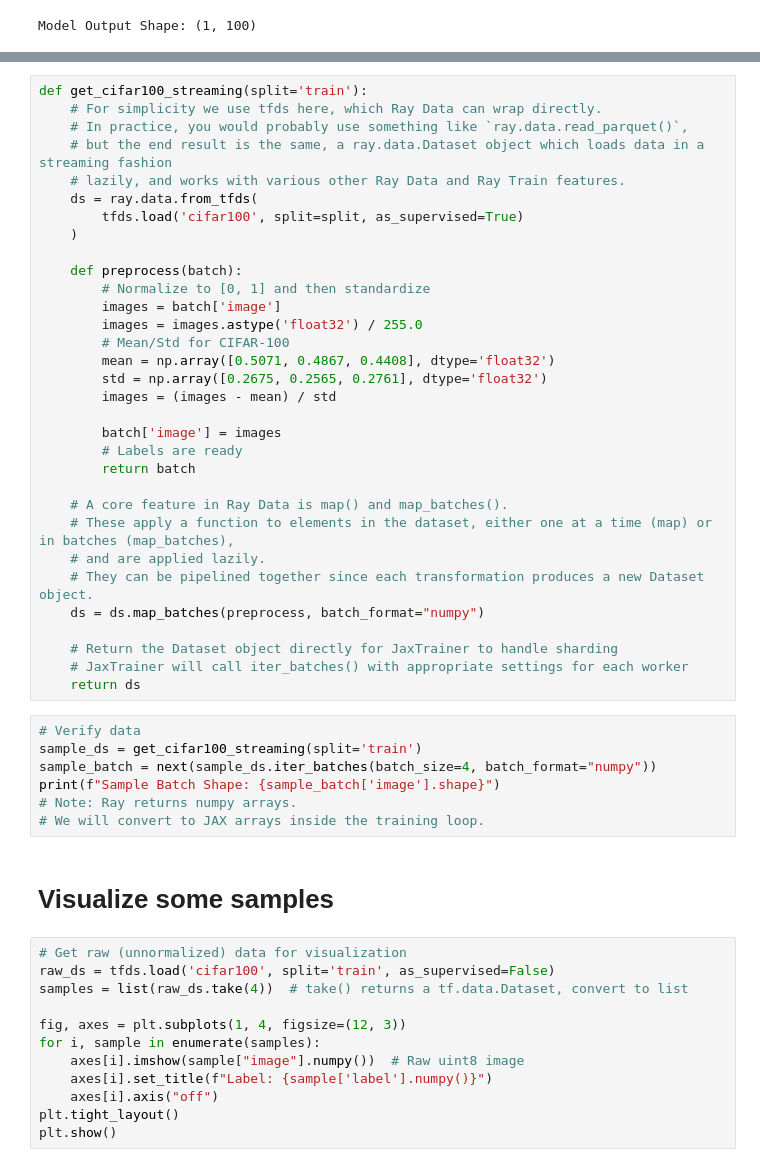
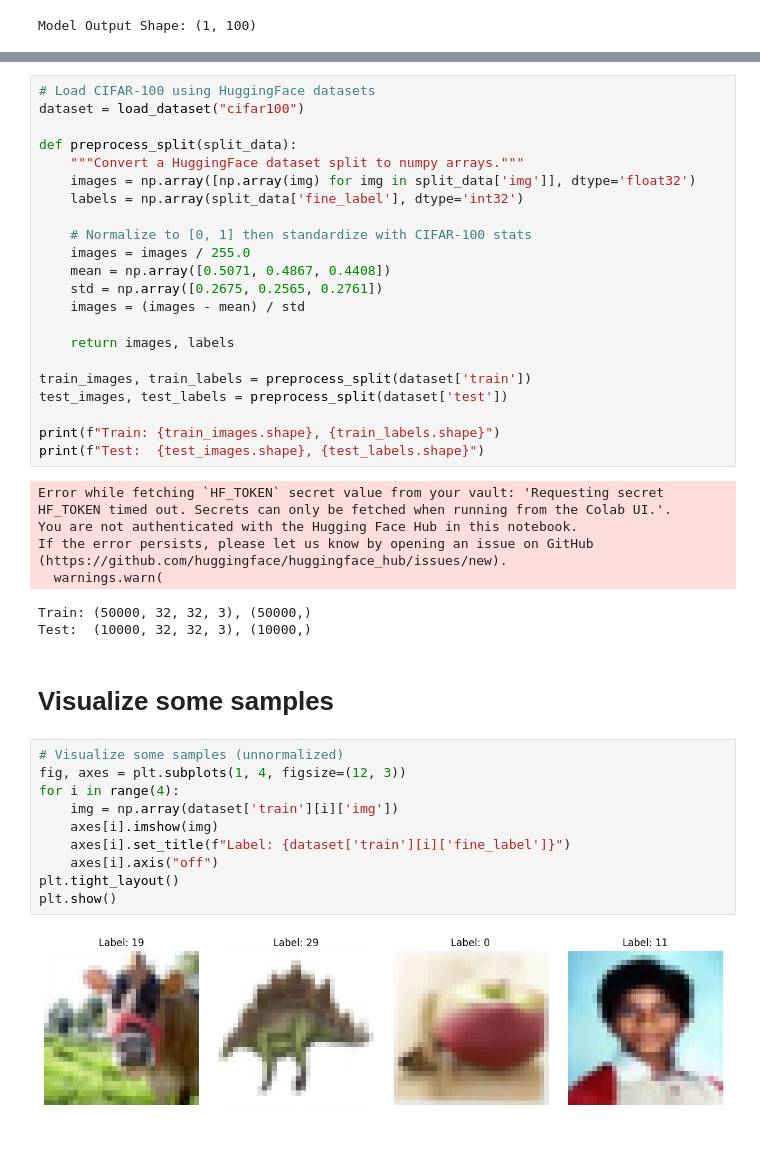
Before and after one commit to Lawrence-Godfrey/mhc-resnet-in-jax, a Jupyter notebook: mhc_notebook.ipynb, the cells around one changed output, grey strips where cells are left out. Saved outputs shown, nothing was run; the diff lists cells and outputs as text; blank space fills up the shorter version.

```diff
--- a/mhc_notebook.ipynb
+++ b/mhc_notebook.ipynb
@@ -155,54 +162,44 @@ We'll use Ray Data to load and preprocess the dataset. Ray Data provides a simpl
 # %%
-def get_cifar100_streaming(split='train'):
-    # For simplicity we use tfds here, which Ray Data can wrap directly.
-    # In practice, you would probably use something like `ray.data.read_parquet()`,
-    # but the end result is the same, a ray.data.Dataset object which loads data in a streaming fashion
-    # lazily, and works with various other Ray Data and Ray Train features.
-    ds = ray.data.from_tfds(
-        tfds.load('cifar100', split=split, as_supervised=True)
-    )
+# Load CIFAR-100 using HuggingFace datasets
+dataset = load_dataset("cifar100")
 
-    def preprocess(batch):
-        # Normalize to [0, 1] and then standardize
-        images = batch['image']
-        images = images.astype('float32') / 255.0
-        # Mean/Std for CIFAR-100
-        mean = np.array([0.5071, 0.4867, 0.4408], dtype='float32')
-        std = np.array([0.2675, 0.2565, 0.2761], dtype='float32')
-        images = (images - mean) / std
+def preprocess_split(split_data):
+    """Convert a HuggingFace dataset split to numpy arrays."""
+    images = np.array([np.array(img) for img in split_data['img']], dtype='float32')
+    labels = np.array(split_data['fine_label'], dtype='int32')
 
-        batch['image'] = images
-        # Labels are ready
-        return batch
+    # Normalize to [0, 1] then standardize with CIFAR-100 stats
+    images = images / 255.0
+    mean = np.array([0.5071, 0.4867, 0.4408])
+    std = np.array([0.2675, 0.2565, 0.2761])
+    images = (images - mean) / std
 
-    # A core feature in Ray Data is map() and map_batches().
-    # These apply a function to elements in the dataset, either one at a time (map) or in batches (map_batches),
-    # and are applied lazily.
-    # They can be pipelined together since each transformation produces a new Dataset object.
-    ds = ds.map_batches(preprocess, batch_format="numpy")
+    return images, labels
 
-    # Return the Dataset object directly for JaxTrainer to handle sharding
-    # JaxTrainer will call iter_batches() with appropriate settings for each worker
-    return ds
+train_images, train_labels = preprocess_split(dataset['train'])
+test_images, test_labels = preprocess_split(dataset['test'])
+
+print(f"Train: {train_images.shape}, {train_labels.shape}")
+print(f"Test:  {test_images.shape}, {test_labels.shape}")
+# %% [output]
+Error while fetching `HF_TOKEN` secret value from your vault: 'Requesting secret HF_TOKEN timed out. Secrets can only be fetched when running from the Colab UI.'.
+You are not authenticated with the Hugging Face Hub in this notebook.
+If the error persists, please let us know by opening an issue on GitHub (https://github.com/huggingface/huggingface_hub/issues/new).
+  warnings.warn(
+Train: (50000, 32, 32, 3), (50000,)
+Test:  (10000, 32, 32, 3), (10000,)
-# %%
-# Verify data
-sample_ds = get_cifar100_streaming(split='train')
-sample_batch = next(sample_ds.iter_batches(batch_size=4, batch_format="numpy"))
-print(f"Sample Batch Shape: {sample_batch['image'].shape}")
-# Note: Ray returns numpy arrays.
-# We will convert to JAX arrays inside the training loop.
 # %% [markdown]
 # Visualize some samples
 # %%
-# Get raw (unnormalized) data for visualization
-raw_ds = tfds.load('cifar100', split='train', as_supervised=False)
-samples = list(raw_ds.take(4))  # take() returns a tf.data.Dataset, convert to list
-
+# Visualize some samples (unnormalized)
 fig, axes = plt.subplots(1, 4, figsize=(12, 3))
-for i, sample in enumerate(samples):
-    axes[i].imshow(sample["image"].numpy())  # Raw uint8 image
-    axes[i].set_title(f"Label: {sample['label'].numpy()}")
+for i in range(4):
+    img = np.array(dataset['train'][i]['img'])
+    axes[i].imshow(img)
+    axes[i].set_title(f"Label: {dataset['train'][i]['fine_label']}")
     axes[i].axis("off")
 plt.tight_layout()
 plt.show()
+# %% [output]
+[figure, added]
 # %%
```
Also changed, not shown: parts of 23 cells of this notebook, 2 other files.
